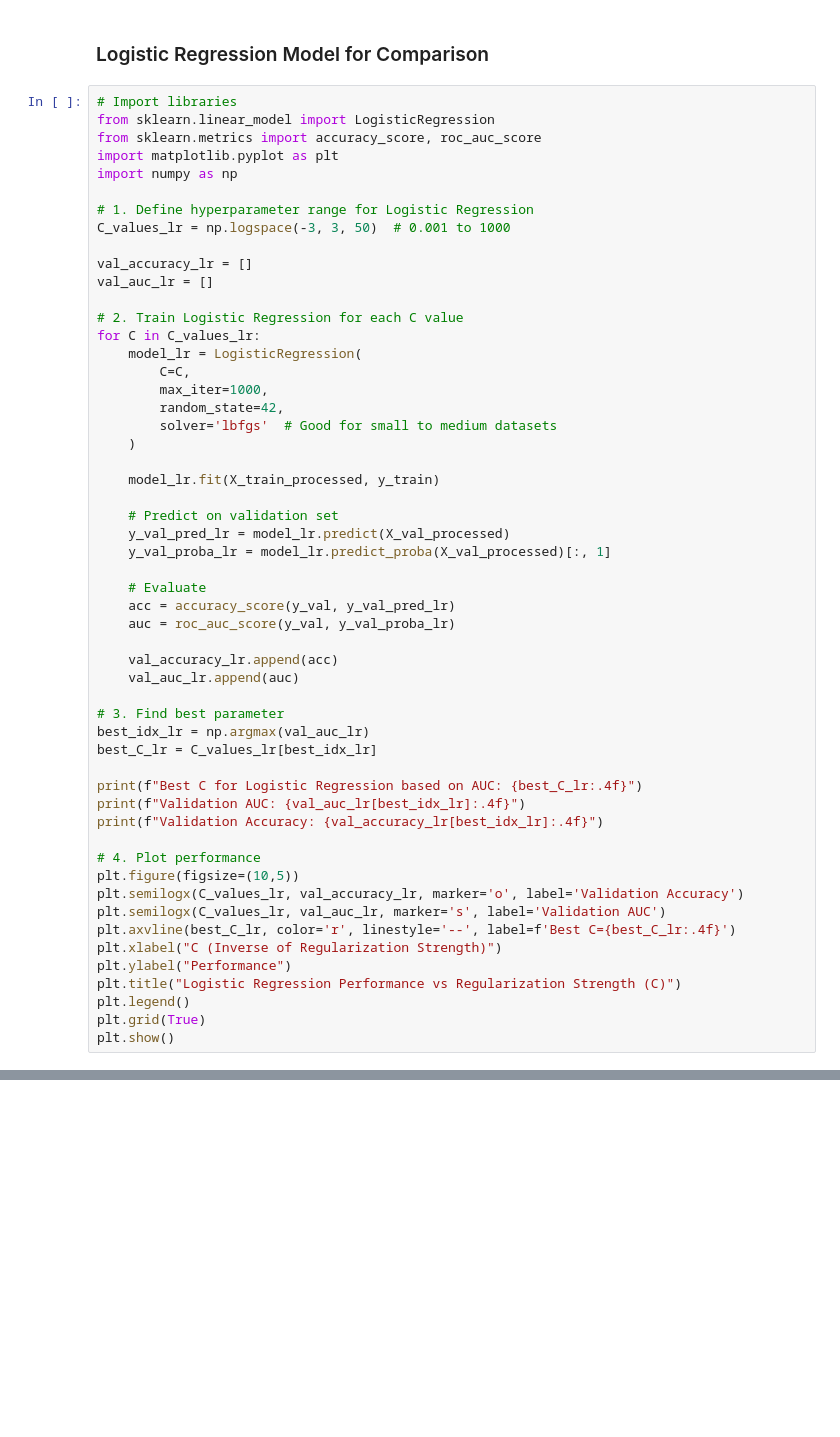
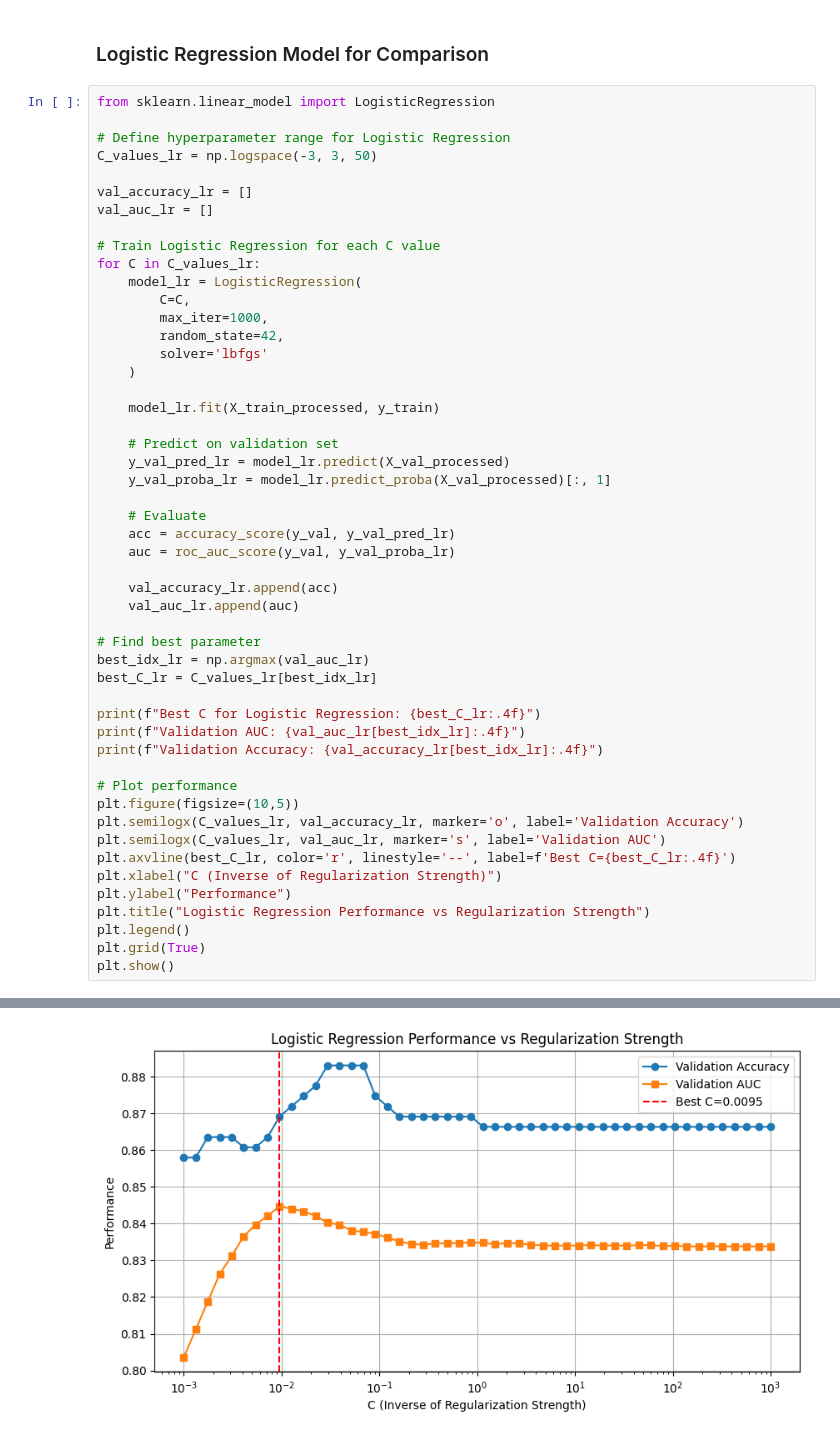
Before and after one commit to grudzinskio/marketing-strategies, a Jupyter notebook: MLFinalProject_MLP.ipynb, the cells around one changed output, grey strips where cells are left out. Cells and saved outputs as stored; diff of their text form; blank space fills up the shorter version.

```diff
--- a/MLFinalProject_MLP.ipynb
+++ b/MLFinalProject_MLP.ipynb
@@ -371,25 +472,21 @@ Top 10 Least Likely to Respond:
 # %% [markdown]
 ### Logistic Regression Model for Comparison
 # %%
-# Import libraries
 from sklearn.linear_model import LogisticRegression
-from sklearn.metrics import accuracy_score, roc_auc_score
-import matplotlib.pyplot as plt
-import numpy as np
 
-# 1. Define hyperparameter range for Logistic Regression
-C_values_lr = np.logspace(-3, 3, 50)  # 0.001 to 1000
+# Define hyperparameter range for Logistic Regression
+C_values_lr = np.logspace(-3, 3, 50)
 
 val_accuracy_lr = []
 val_auc_lr = []
 
-# 2. Train Logistic Regression for each C value
+# Train Logistic Regression for each C value
 for C in C_values_lr:
     model_lr = LogisticRegression(
         C=C,
         max_iter=1000,
         random_state=42,
-        solver='lbfgs'  # Good for small to medium datasets
+        solver='lbfgs'
     )
 
     model_lr.fit(X_train_processed, y_train)
@@ -405,22 +502,23 @@ for C in C_values_lr:
     val_accuracy_lr.append(acc)
     val_auc_lr.append(auc)
 
-# 3. Find best parameter
+# Find best parameter
 best_idx_lr = np.argmax(val_auc_lr)
 best_C_lr = C_values_lr[best_idx_lr]
 
-print(f"Best C for Logistic Regression based on AUC: {best_C_lr:.4f}")
+print(f"Best C for Logistic Regression: {best_C_lr:.4f}")
 print(f"Validation AUC: {val_auc_lr[best_idx_lr]:.4f}")
 print(f"Validation Accuracy: {val_accuracy_lr[best_idx_lr]:.4f}")
 
-# 4. Plot performance
+# Plot performance
 plt.figure(figsize=(10,5))
 plt.semilogx(C_values_lr, val_accuracy_lr, marker='o', label='Validation Accuracy')
 plt.semilogx(C_values_lr, val_auc_lr, marker='s', label='Validation AUC')
 plt.axvline(best_C_lr, color='r', linestyle='--', label=f'Best C={best_C_lr:.4f}')
 plt.xlabel("C (Inverse of Regularization Strength)")
 plt.ylabel("Performance")
-plt.title("Logistic Regression Performance vs Regularization Strength (C)")
+plt.title("Logistic Regression Performance vs Regularization Strength")
 plt.legend()
 plt.grid(True)
 plt.show()
+# %% [output]
@@ -427 +528,2 @@ plt.show()
+[figure, added]
 # %%
```
Also changed, not shown: parts of 18 cells of this notebook.
